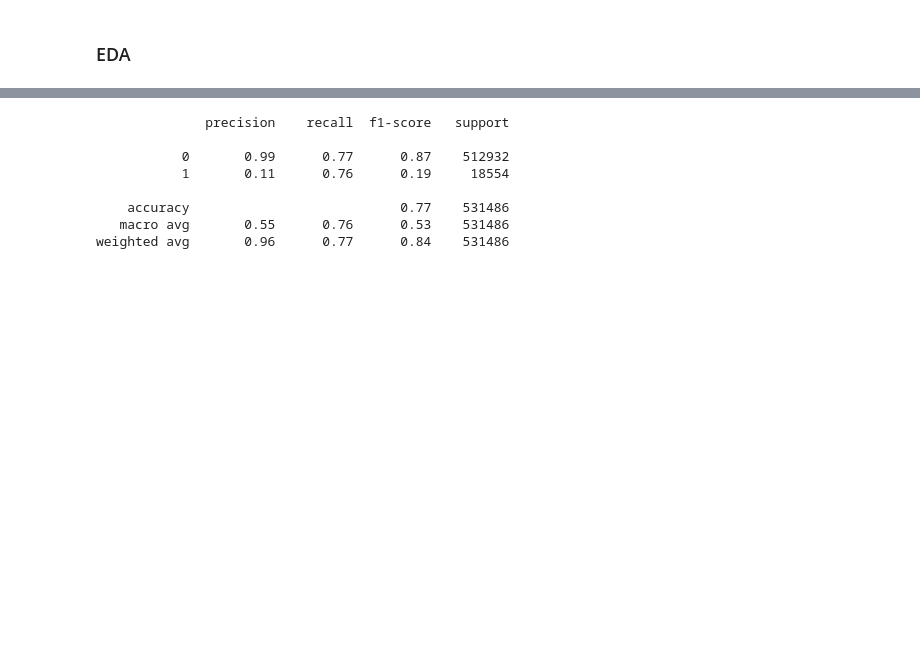
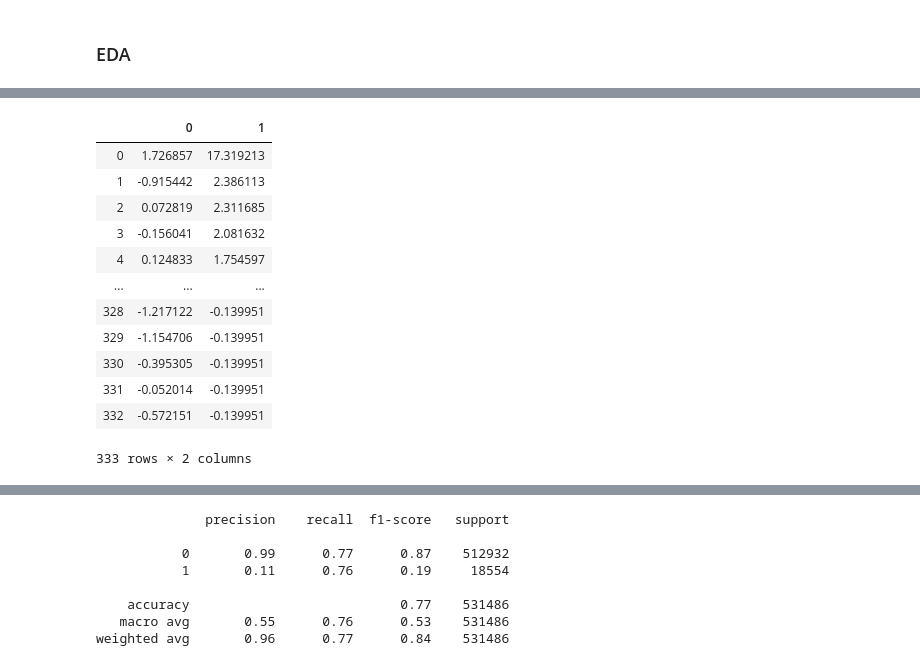
Before and after one commit to kirahman2/fraud_detection, a Jupyter notebook: Fraud Detection EDA.ipynb, the cells around one changed output, grey strips where cells are left out. Cells and saved outputs as stored; diff of their text form; code cells hidden in the pictures; blank space fills up the shorter version.

```diff
--- a/Fraud Detection EDA.ipynb
+++ b/Fraud Detection EDA.ipynb
@@ -706,0 +742,18 @@ X = X.drop('addr4', axis=1)
+# %%
+scaler_test = StandardScaler()
+scaler_test_scaled = scaler_test.fit_transform(df_addr1_fr)
+pd.DataFrame(scaler_test_scaled)
+# %% [output]
+|  | 0 | 1 |
+| 0 | 1.726857 | 17.319213 |
+| 1 | -0.915442 | 2.386113 |
+| 2 | 0.072819 | 2.311685 |
+| 3 | -0.156041 | 2.081632 |
+| 4 | 0.124833 | 1.754597 |
+| ... | ... | ... |
+| 328 | -1.217122 | -0.139951 |
+| 329 | -1.154706 | -0.139951 |
+| 330 | -0.395305 | -0.139951 |
+| 331 | -0.052014 | -0.139951 |
+| 332 | -0.572151 | -0.139951 |
+333 rows × 2 columns
```
Also changed, not shown: parts of 54 cells of this notebook.
